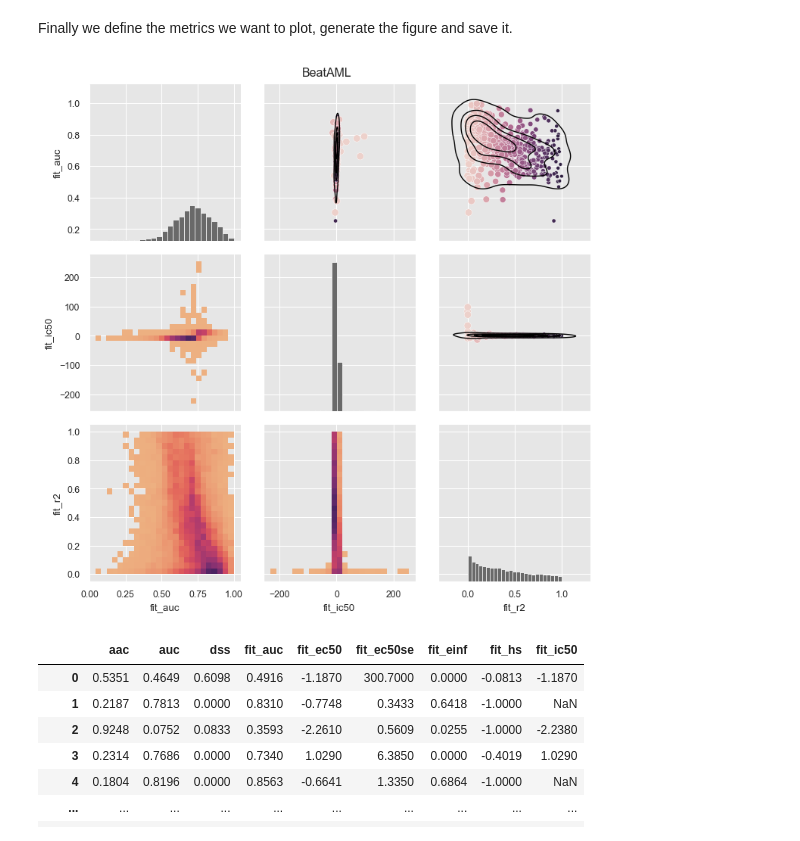
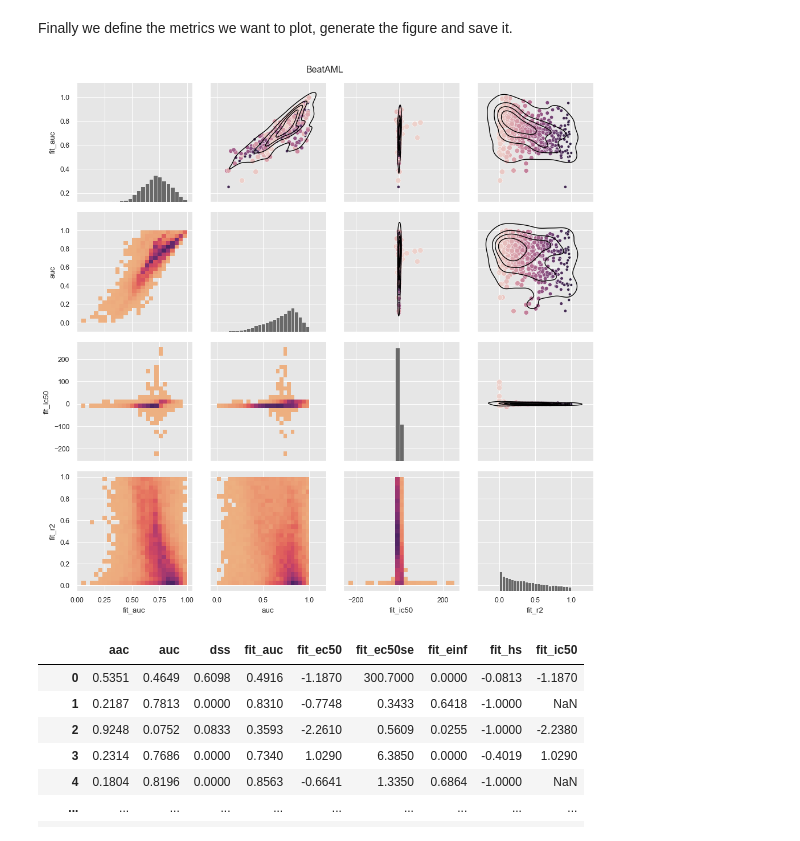
Before and after one commit to PNNL-CompBio/coderdata, a Jupyter notebook: notebooks/dataset_statistics.ipynb, the cells around one changed output. Drawn from its saved outputs; the diff is of its cells as text; code cells hidden in the pictures.

```diff
--- a/notebooks/dataset_statistics.ipynb
+++ b/notebooks/dataset_statistics.ipynb
@@ -121,7 +124,7 @@ Finally we define the metrics we want to plot, generate the figure and save it.
 #     ]
 
 # metrics = ["auc", "fit_auc", "fit_ec50", "fit_hs", "fit_r2"]
-metrics = ["fit_auc", "fit_ic50", "fit_r2"]
+metrics = ["fit_auc", "auc", "fit_ic50", "fit_r2"]
 
 # setting up the "theme context" aswell as the style
 sns.set_theme(context="paper")
@@ -144,34 +147,34 @@ pg.map_diag(sns.histplot, bins=25, facecolor="dimgrey")
 # generating the lower triangle of the grid where we plot 2D histograms
 # of metric1 vs metric2 distributions
 pg.map_lower(sns.histplot, bins=25, cmap=joint_color_p)
 
 # subsampling the plotting data to 500 datapoints
 if data_plot.shape[0] > 500:
     pg.data = data_plot.sample(n=500, random_state=42)
 
 # plotting the subsampled data as scatter plot in the upper triangle
 # points are sized according to the inverse of their "fit_r2" value
 # (larger points have a smaller "fit_r2 value")
 # additionally the points are also colored according to their "fit_r2"
 # value where darker hues are larger values
 pg.map_upper(
     sns.scatterplot,
     size=max(pg.data["fit_r2"])-pg.data["fit_r2"],
     hue=pg.data["fit_r2"],
     )
 # plotting a 2D kernel density distribution over the subsampled data
 # points in the upper triangle
 pg.map_upper(sns.kdeplot, levels=5, color="black", linewidths=1 )
 
 # adjusting the size of the top margin of grid and giving the plot a
 # title
 pg.figure.subplots_adjust(top=.95)
 pg.figure.suptitle(f"{experiment}")
 
 # saving the plot according to the experiment name
 pg.savefig(f"{experiment}-combined.pdf")
 # %% [output]
-[figure, old version]
+[figure, new version]
 # %%
 data_for_corr = data_plot.drop(columns=["source", "improve_sample_id", "improve_drug_id", "study", "time", "time_unit", "fit_r2"])
 data_for_corr
```
Also changed, not shown: parts of 13 cells of this notebook.
